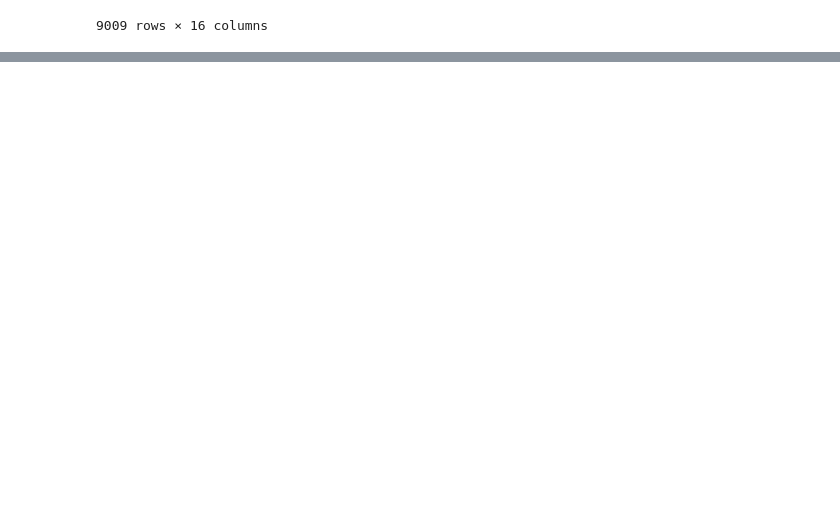
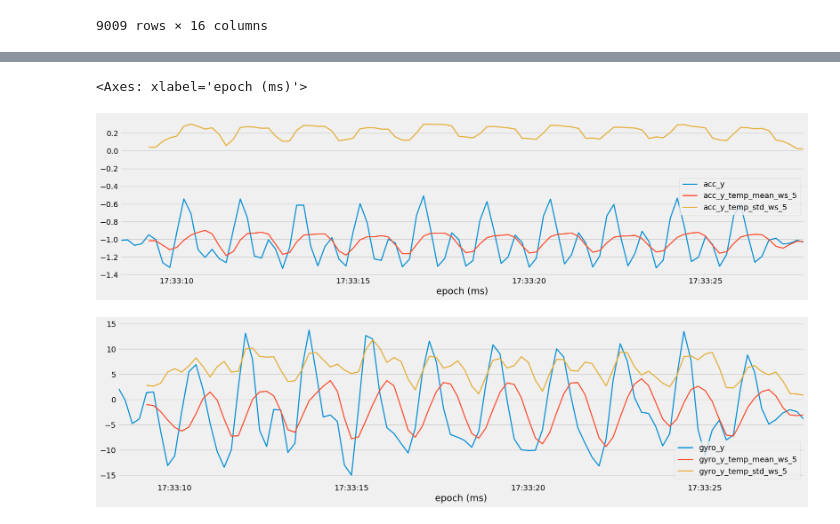
Before and after one commit to richikraj30/Fitness-tracker-ML, a Jupyter notebook: notebooks/feature_engineering.ipynb, the cells around one changed output, grey strips where cells are left out. Drawn from its saved outputs; the diff is of its cells as text; code cells hidden in the pictures; blank space fills up the shorter version.

Commit message:
Frequency Abstraction

```diff
--- a/notebooks/feature_engineering.ipynb
+++ b/notebooks/feature_engineering.ipynb
@@ -388,0 +411,3 @@ df_squared
+# %%
+predictor_columns = predictor_columns + ["acc_r", "gyro_r"]
+predictor_columns
@@ -388,0 +416,11 @@ df_squared
+# %%
+# Window Size
+ws = int(1000/200)
+# %%
+# In this case the Numerical Abstraction will do the calculation of mean and std for window size 5
+# By doing this we are allowing it to use the data of the different labels (for ex Bench and Ohp data might get mixed)and the calculating the
+# mean and std and this step should not be done.
+
+for col in predictor_columns:
+    df_temporal = NumAbs.abstract_numerical(df_temporal, [col], ws, "mean")
+    df_temporal = NumAbs.abstract_numerical(df_temporal, [col], ws, "std")
@@ -388,0 +444,15 @@ df_squared
+# %%
+# The earlier step was putting the data of others labels (for example, ohp into row/bench)
+# This step will create subsets of the set labels for individual sets
+# (for ex -  a subset will have only ohp data or row data or bench data) and then perform numerical abstraction
+
+
+df_temporal_list = []
+for s in df_temporal["set"].unique():
+    subset = df_temporal[df_temporal["set"] == s].copy()
+    for col in predictor_columns:
+        subset = NumAbs.abstract_numerical(subset, [col], ws, "mean")
+        subset = NumAbs.abstract_numerical(subset, [col], ws, "std")
+    df_temporal_list.append(subset)
+
+df_temporal = pd.concat(df_temporal_list)
@@ -388,0 +496,7 @@ df_squared
+# %%
+subset[["acc_y", "acc_y_temp_mean_ws_5", "acc_y_temp_std_ws_5"]].plot()
+subset[["gyro_y", "gyro_y_temp_mean_ws_5", "gyro_y_temp_std_ws_5"]].plot()
+# %% [output]
+<Axes: xlabel='epoch (ms)'>
+[figure, added]
+[figure, added]
```
Also changed, not shown: parts of 20 cells of this notebook, 1 other file.
